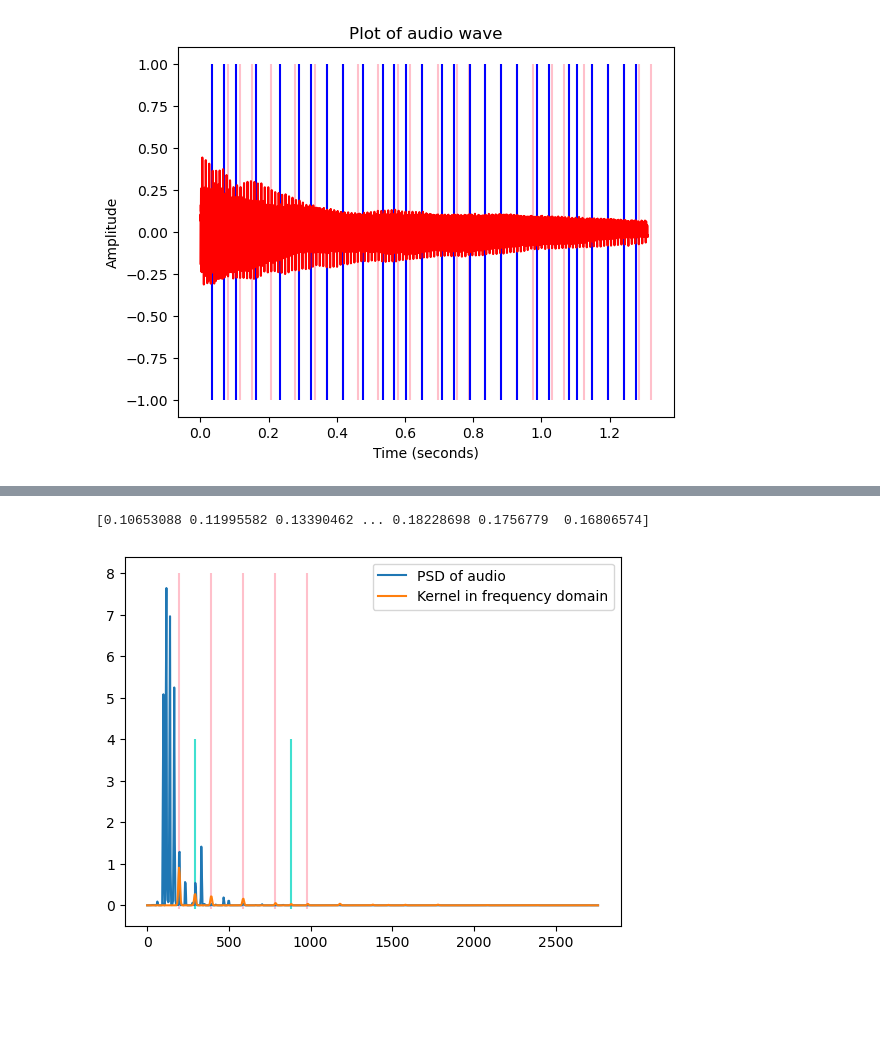
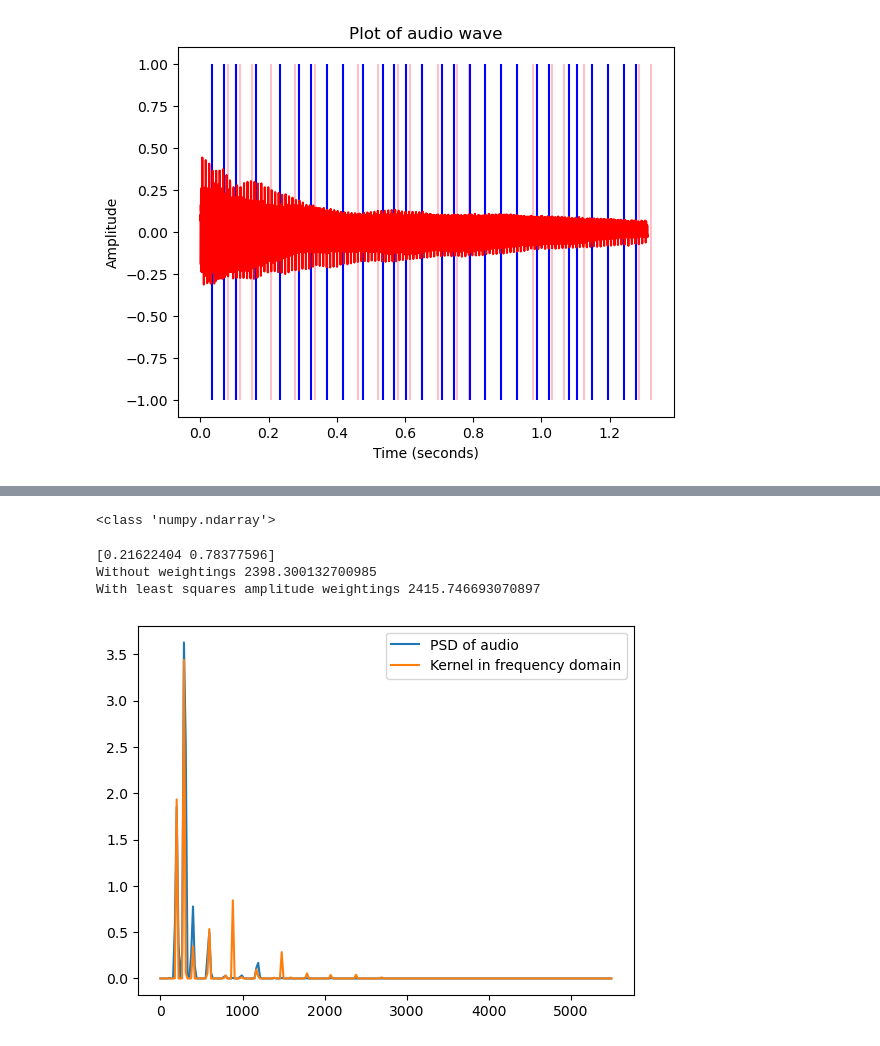
Before and after one commit to josephinecowley/Score-follower, a Jupyter notebook: GP_models/hyperparameter_investigation/weights_investigation.ipynb, the cells around one changed output, grey strips where cells are left out. Saved outputs shown, nothing was run; the diff lists cells and outputs as text; code cells hidden in the pictures; blank space fills up the shorter version.

Commit message:
Tidy up least squares file

```diff
--- a/GP_models/hyperparameter_investigation/weights_investigation.ipynb
+++ b/GP_models/hyperparameter_investigation/weights_investigation.ipynb
@@ -35,3 +30,8 @@ ValueError: setting an array element with a sequence. The requested array has an
+# %%
+sample = sample_data[0]
+print(type(sample))
+# %% [output]
+<class 'numpy.ndarray'>
 # %%
 f=[ 196, 293]
 T=4.065
@@ -41,18 +41,23 @@ M=9
 # print(np.exp(-helper.relative_nlml(time_samples, sample_data[0], M=10, f=f, T=T,v=v,normalised=True)))
 # print(np.exp(-helper.relative_nlml(time_samples, sample_data[0], M=10, f=f, T=T,v=v,normalised=True, amplitude=[100,100,100])))
 # %%
-# no_amp = -helper.relative_nlml(time_samples, sample, M=10,sigma_f=10,  f=f,T=0.465,v=2.37,normalised=True, amplitude=[1,1,1],sigma_n=sigma_n)
+no_amp = -helper.relative_nlml(time_samples, sample, M=10,sigma_f=10,  f=f,T=0.465,v=2.37,normalised=True, amplitude=[1,1,1],sigma_n=sigma_n)
 # plt.vlines([ 196, 196*2, 3*196,4*196, 5*196], ymin=-0.1, ymax=8, colors="pink" )
 # plt.vlines([ 293,  293*3], ymin=-0.1, ymax=4, colors="turquoise" )
-# # sample_data = sample_data.tolist()
-# # print(sample_data)
-# opt_amplitude = least_squares.opt_amplitude(sample_data,f=f, M=M, sigma_f=5, show=True,T=T,v=v )[0]
-# # print(opt_amplitude)
+# sample_data = sample_data.tolist()
+# print(sample_data)
+opt_amplitude = least_squares.opt_amplitude(sample,f=f, M=M, sigma_f=5, show=True,T=T,v=v )[0]
 # plt.title("G3 (196 Hz) and D4 (293 Hz)")
 # plt.show()
+summed = np.sum(opt_amplitude)
+print(opt_amplitude/summed)
+print("Without weightings",-helper.stable_nlml(time_samples, sample_data[0], M=10, f=f,sigma_f = 0.005, T=T,v=v, amplitude=[0.5,0.5]))
+print("With least squares amplitude weightings",-helper.stable_nlml(time_samples, sample, M=10, f=f,sigma_f = 0.005, T=T,v=v, amplitude=opt_amplitude/summed))
 # %% [output]
-[0.10653088 0.11995582 0.13390462 ... 0.18228698 0.1756779  0.16806574]
+[0.21622404 0.78377596]
+Without weightings 2398.300132700985
+With least squares amplitude weightings 2415.746693070897
-[figure, old version]
+[figure, new version]
 # %%
 
 for sample in sample_data[:1]:
```
Also changed, not shown: parts of 2 cells of this notebook, 1 other file.
